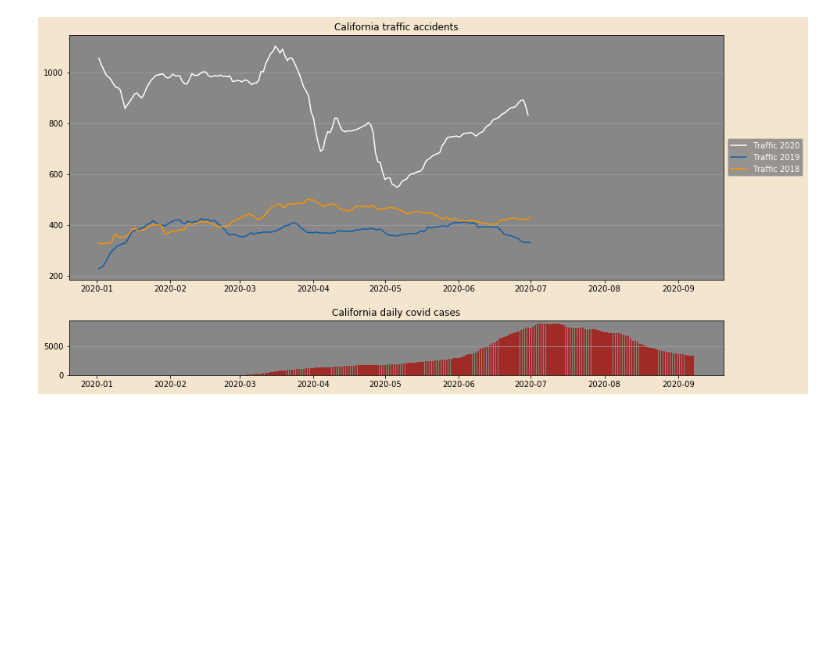
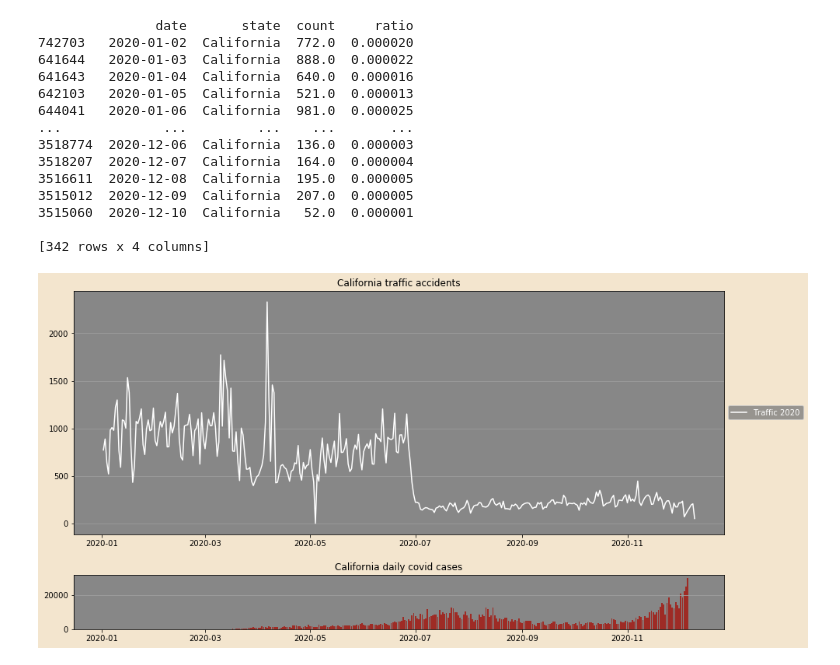
Before and after one commit to nesattorney/BED2056-project, a Jupyter notebook: project.ipynb, the cells around one changed output. Cells and saved outputs as stored; diff of their text form; code cells hidden in the pictures; blank space fills up the shorter version.

```diff
--- a/project.ipynb
+++ b/project.ipynb
@@ -7,11 +7,18 @@ from us_states_abbrev import *
 covid_path = "data/covid/us_states_covid19_daily.csv"
 covid_all_path = "data/covid/us_covid19_daily.csv"
 traffic_path = "data/traffic/US_Accidents_June20.csv"
+traffic_path_2020_2 = "data/traffic/mq_accidents_2020_2.csv"
 
 covid_data = pd.read_csv(covid_path, usecols=['date', 'state', 'positive', 'negative', 'totalTestResults', 'hospitalizedCurrently', 'hospitalizedCumulative', 'death'])
 covid_all_data = pd.read_csv(covid_all_path, usecols=['date', 'positive'])
 traffic_data = pd.read_csv(traffic_path, usecols=['Start_Time', 'State'])
 traffic_data = traffic_data.rename(columns={'State': 'state'})
+
+traffic_data_2020_2 = pd.read_csv(traffic_path_2020_2, usecols=['StartTime(UTC)', 'State'])
+traffic_data_2020_2 = traffic_data_2020_2.rename(columns={'State': 'state'})
+traffic_data_2020_2 = traffic_data_2020_2.rename(columns={'StartTime(UTC)': 'Start_Time'})
+
+traffic_data = traffic_data.append(traffic_data_2020_2, ignore_index=True)
 # %%
 population_path = 'data/population/nst-est2019-alldata.csv'
 population_data = pd.read_csv(population_path, usecols=['NAME', 'POPESTIMATE2018', 'POPESTIMATE2019'])
@@ -105,6 +114,7 @@ def plot_covid_state_bar(state, moving_avg_window):
     state_traffic_data.drop_duplicates(keep='first', inplace=True)
     state_traffic_data = state_traffic_data.sort_values(by='date')
 
+
     # Calculate ratio of accidents against state population
     population_2019 = state_population.iloc[0]['population2019']
     state_traffic_data['ratio'] = state_traffic_data['count'] / population_2019
@@ -114,20 +124,21 @@ def plot_covid_state_bar(state, moving_avg_window):
 
     # Traffic data 2020 to June
     start_date = pd.to_datetime('2020-01-01', format='%Y-%m-%d', errors='ignore')
-    end_date = pd.to_datetime('2021-01-01', format='%Y-%m-%d', errors='ignore')
+    end_date = pd.to_datetime('2020-12-31', format='%Y-%m-%d', errors='ignore')
     mask = (state_traffic_data['date'] > start_date) & (state_traffic_data['date'] <= end_date)
     state_traffic_data_2020 = state_traffic_data.loc[mask]
+    print(state_traffic_data_2020)
 
     # Traffic data 2019 to June
     start_date = pd.to_datetime('2019-01-01', format='%Y-%m-%d', errors='ignore')
-    end_date = pd.to_datetime('2019-07-01', format='%Y-%m-%d', errors='ignore')
+    end_date = pd.to_datetime('2019-12-31', format='%Y-%m-%d', errors='ignore')
     mask = (state_traffic_data['date'] > start_date) & (state_traffic_data['date'] <= end_date)
     state_traffic_data_2019 = state_traffic_data.loc[mask]
     state_traffic_data_2019['date'] = state_traffic_data_2019['date'] + pd.DateOffset(years=1)
 
     # Traffic data 2018 to June
     start_date = pd.to_datetime('2018-01-01', format='%Y-%m-%d', errors='ignore')
-    end_date = pd.to_datetime('2018-07-01', format='%Y-%m-%d', errors='ignore')
+    end_date = pd.to_datetime('2018-12-31', format='%Y-%m-%d', errors='ignore')
     mask = (state_traffic_data['date'] > start_date) & (state_traffic_data['date'] <= end_date)
     state_traffic_data_2018 = state_traffic_data.loc[mask]
     state_traffic_data_2018['date'] = state_traffic_data_2018['date'] + pd.DateOffset(years=2)
@@ -151,38 +162,52 @@ def plot_covid_state_bar(state, moving_avg_window):
     fig.set_facecolor('#f3e5ce')
 
     top = plt.subplot2grid((4, 4), (0, 0), rowspan=3, colspan=4)
     top.plot(dates_traffic_2020, accidents_2020, color='white', label='Traffic 2020')
-    top.plot(dates_traffic_2019, accidents_2019, color='#0D5EAB', label='Traffic 2019')
-    top.plot(dates_traffic_2018, accidents_2018, color='#FA9500', label='Traffic 2018')
+    #top.plot(dates_traffic_2019, accidents_2019, color='#0D5EAB', label='Traffic 2019')
+    #top.plot(dates_traffic_2018, accidents_2018, color='#FA9500', label='Traffic 2018')
     plt.title(state + " traffic accidents")
     top_legend = plt.legend(facecolor='gray', loc='center left', bbox_to_anchor=(1, 0.5))
 
     for label in top_legend.get_texts():
         label.set_color('white')
 
     plt.grid(which="both", axis="y", color="#9f9f9f")
 
     top.set_facecolor('#878787')
 
     # Plot covid cases
     dates_covid = state_covid_data['date']
     positives = get_daily_covid_state(state)
     positives = pd.Series(positives)
-    positives = positives.rolling(window = moving_avg_window).mean()
+    #positives = positives.rolling(window = moving_avg_window).mean()
 
     # Add the covid along the bottom
     bottom = plt.subplot2grid((4, 4), (3, 0), rowspan=1, colspan=4, sharex=top)
     plt.grid(which="both", axis="y", color="#9f9f9f")
     bottom.bar(dates_covid, positives, color='#9E2B25')
     plt.title(state + ' daily covid cases')
     plt.subplots_adjust(hspace=0.75)
     plt.gcf().set_size_inches(15, 8)
 
     bottom.set_facecolor('#878787')
 
-plot_covid_state_bar('California', 21)
+plot_covid_state_bar('California', 1)
 # %% [output]
+               date       state  count     ratio
+742703   2020-01-02  California  772.0  0.000020
+641644   2020-01-03  California  888.0  0.000022
+641643   2020-01-04  California  640.0  0.000016
+642103   2020-01-05  California  521.0  0.000013
+644041   2020-01-06  California  981.0  0.000025
+...             ...         ...    ...       ...
+3518774  2020-12-06  California  136.0  0.000003
+3518207  2020-12-07  California  164.0  0.000004
+3516611  2020-12-08  California  195.0  0.000005
+3515012  2020-12-09  California  207.0  0.000005
+3515060  2020-12-10  California   52.0  0.000001
+
+[342 rows x 4 columns]
-[figure, old version]
+[figure, new version]
 # %%
 import datetime
 def plot_covid_state(state, moving_avg_window):
```
Also changed, not shown: parts of 5 cells of this notebook.
